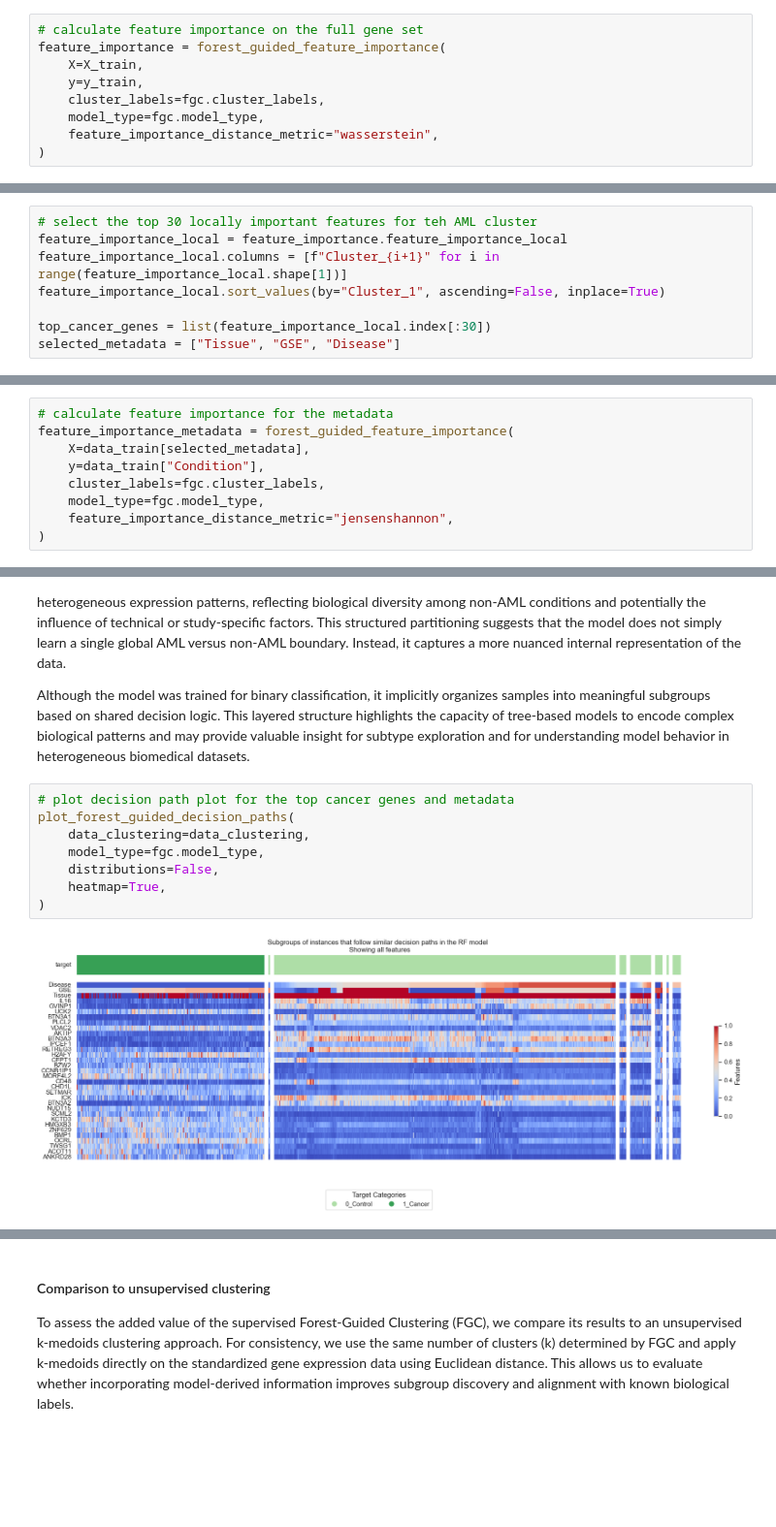
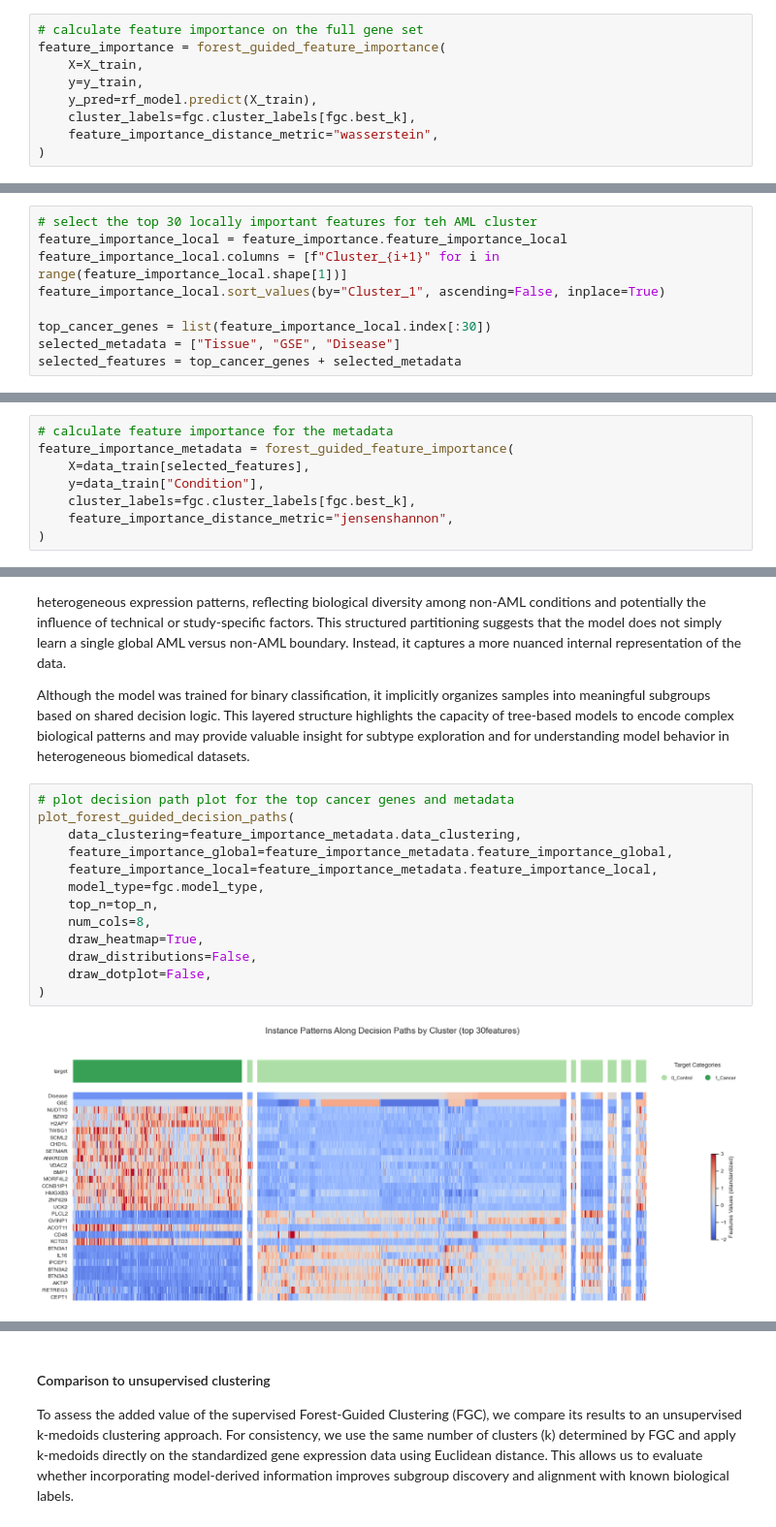
Before and after one commit to aseuteurideu/xai-tutorials, a Jupyter notebook: xai-for-random-forest/Bio-7-HandsOn_AML_XAI.ipynb, the cells around one changed output, grey strips where cells are left out. Shown at 97% size. Drawn from its saved outputs; the diff is of its cells as text; blank space fills up the shorter version.

```diff
--- a/xai-for-random-forest/Bio-7-HandsOn_AML_XAI.ipynb
+++ b/xai-for-random-forest/Bio-7-HandsOn_AML_XAI.ipynb
@@ -319,8 +318,8 @@ These cluster-specific and global importance scores highlight which genes are mo
 feature_importance = forest_guided_feature_importance(
     X=X_train,
     y=y_train,
-    cluster_labels=fgc.cluster_labels,
-    model_type=fgc.model_type,
+    y_pred=rf_model.predict(X_train),
+    cluster_labels=fgc.cluster_labels[fgc.best_k],
     feature_importance_distance_metric="wasserstein",
 )
 # %% [output]
@@ -384,3 +390,4 @@ feature_importance_local.sort_values(by="Cluster_1", ascending=False, inplace=Tr
 
 top_cancer_genes = list(feature_importance_local.index[:30])
 selected_metadata = ["Tissue", "GSE", "Disease"]
+selected_features = top_cancer_genes + selected_metadata
@@ -396,9 +394,8 @@ feature_importance_top_cancer_genes = forest_guided_feature_importance(
 # %%
 # calculate feature importance for the metadata
 feature_importance_metadata = forest_guided_feature_importance(
-    X=data_train[selected_metadata],
+    X=data_train[selected_features],
     y=data_train["Condition"],
-    cluster_labels=fgc.cluster_labels,
-    model_type=fgc.model_type,
+    cluster_labels=fgc.cluster_labels[fgc.best_k],
     feature_importance_distance_metric="jensenshannon",
 )
@@ -414,13 +408,18 @@ Although the model was trained for binary classification, it implicitly organize
 # %%
 # plot decision path plot for the top cancer genes and metadata
 plot_forest_guided_decision_paths(
-    data_clustering=data_clustering,
+    data_clustering=feature_importance_metadata.data_clustering,
+    feature_importance_global=feature_importance_metadata.feature_importance_global,
+    feature_importance_local=feature_importance_metadata.feature_importance_local,
     model_type=fgc.model_type,
-    distributions=False,
-    heatmap=True,
+    top_n=top_n,
+    num_cols=8,
+    draw_heatmap=True,
+    draw_distributions=False,
+    draw_dotplot=False,
 )
 # %% [output]
-[figure, old version]
+[figure, new version]
 # %%
 # visualize metadata as stacked bar plots
 utils.plot_stacked_bar_chart(feature_importance_metadata, ["GSE", "Disease", "Tissue"])
```
Also changed, not shown: parts of 10 cells of this notebook, 1 other file.
